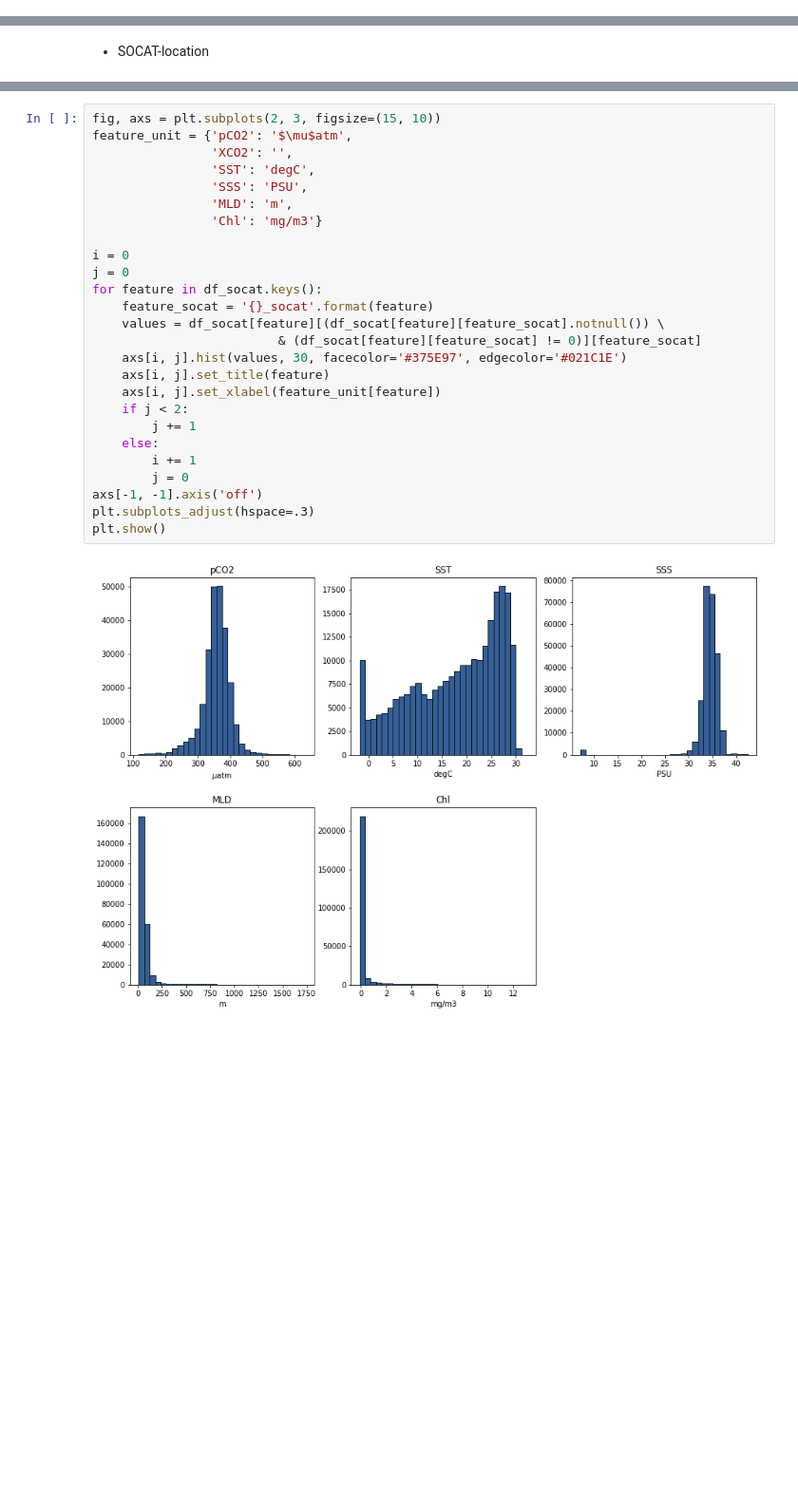
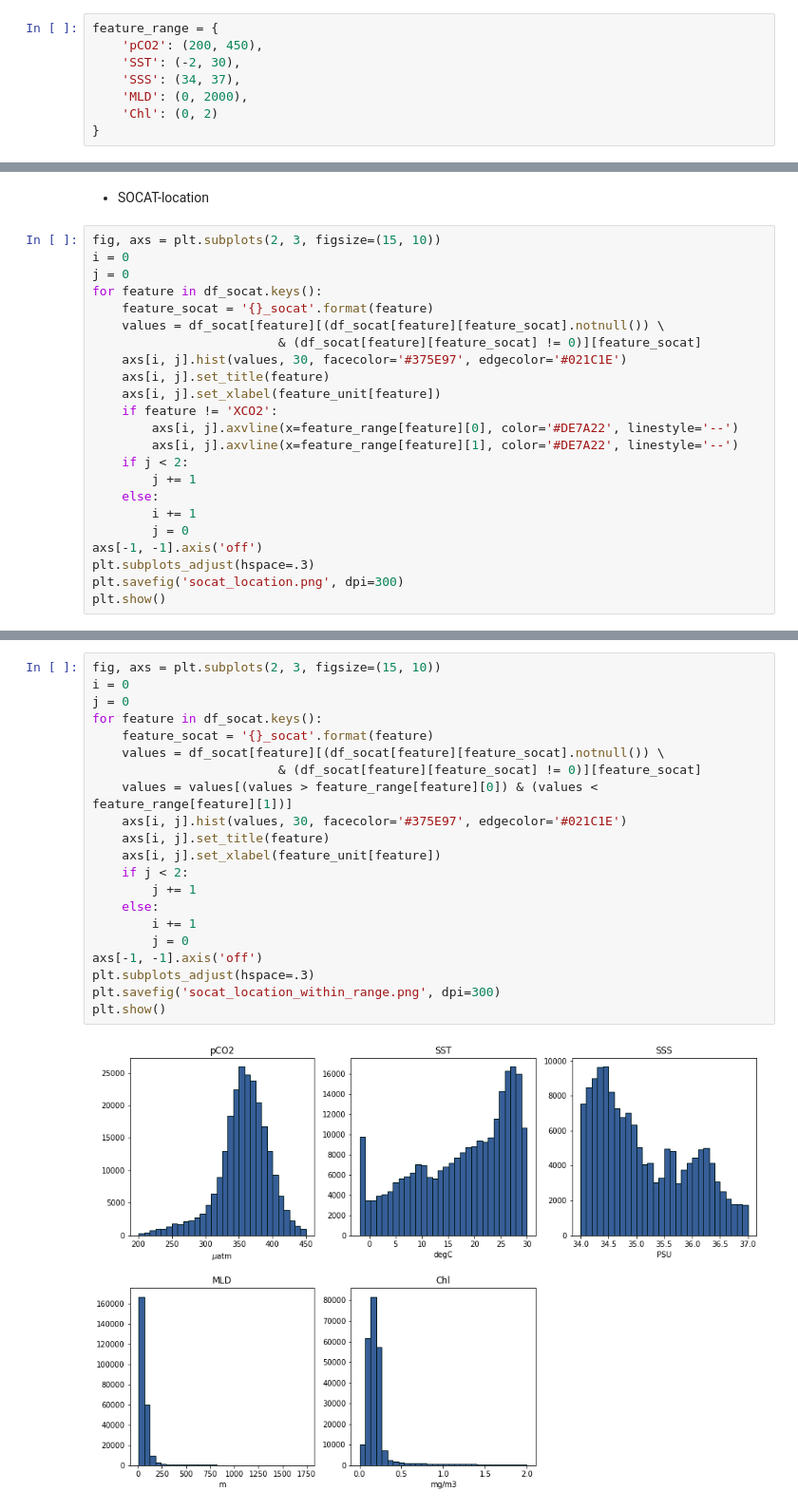
Before and after one commit to manksh/ocean-co2-absorption, a Jupyter notebook: notebooks/edav_first_pass.ipynb, the cells around one changed output, grey strips where cells are left out. Shown: that part at 95% size. Saved outputs shown, nothing was run; the diff lists cells and outputs as text; blank space fills up the shorter version.

```diff
--- a/notebooks/edav_first_pass.ipynb
+++ b/notebooks/edav_first_pass.ipynb
@@ -90,3 +94,11 @@ Chl: 0.014203026291361658
+# %%
+feature_range = {
+    'pCO2': (200, 450),
+    'SST': (-2, 30),
+    'SSS': (34, 37),
+    'MLD': (0, 2000),
+    'Chl': (0, 2)
+}
 # %% [markdown]
 * All-location
 # %%
@@ -117,2 +135,25 @@ plt.show()
 # %% [markdown]
 * SOCAT-location
+# %%
+fig, axs = plt.subplots(2, 3, figsize=(15, 10))
+i = 0
+j = 0
+for feature in df_socat.keys():
+    feature_socat = '{}_socat'.format(feature)
+    values = df_socat[feature][(df_socat[feature][feature_socat].notnull()) \
+                         & (df_socat[feature][feature_socat] != 0)][feature_socat]
+    axs[i, j].hist(values, 30, facecolor='#375E97', edgecolor='#021C1E')
+    axs[i, j].set_title(feature)
+    axs[i, j].set_xlabel(feature_unit[feature])
+    if feature != 'XCO2':
+        axs[i, j].axvline(x=feature_range[feature][0], color='#DE7A22', linestyle='--')
+        axs[i, j].axvline(x=feature_range[feature][1], color='#DE7A22', linestyle='--')
+    if j < 2:
+        j += 1
+    else:
+        i += 1
+        j = 0
+axs[-1, -1].axis('off')
+plt.subplots_adjust(hspace=.3)
+plt.savefig('socat_location.png', dpi=300)
+plt.show()
@@ -119,28 +164,23 @@ plt.show()
 # %%
 fig, axs = plt.subplots(2, 3, figsize=(15, 10))
-feature_unit = {'pCO2': '$\mu$atm',
-                'XCO2': '',
-                'SST': 'degC',
-                'SSS': 'PSU',
-                'MLD': 'm',
-                'Chl': 'mg/m3'}
-
 i = 0
 j = 0
 for feature in df_socat.keys():
     feature_socat = '{}_socat'.format(feature)
     values = df_socat[feature][(df_socat[feature][feature_socat].notnull()) \
                          & (df_socat[feature][feature_socat] != 0)][feature_socat]
+    values = values[(values > feature_range[feature][0]) & (values < feature_range[feature][1])]
     axs[i, j].hist(values, 30, facecolor='#375E97', edgecolor='#021C1E')
     axs[i, j].set_title(feature)
     axs[i, j].set_xlabel(feature_unit[feature])
     if j < 2:
         j += 1
     else:
         i += 1
         j = 0
 axs[-1, -1].axis('off')
 plt.subplots_adjust(hspace=.3)
+plt.savefig('socat_location_within_range.png', dpi=300)
 plt.show()
 # %% [output]
-[figure, old version]
+[figure, new version]
```
Also changed, not shown: parts of 5 cells of this notebook.
